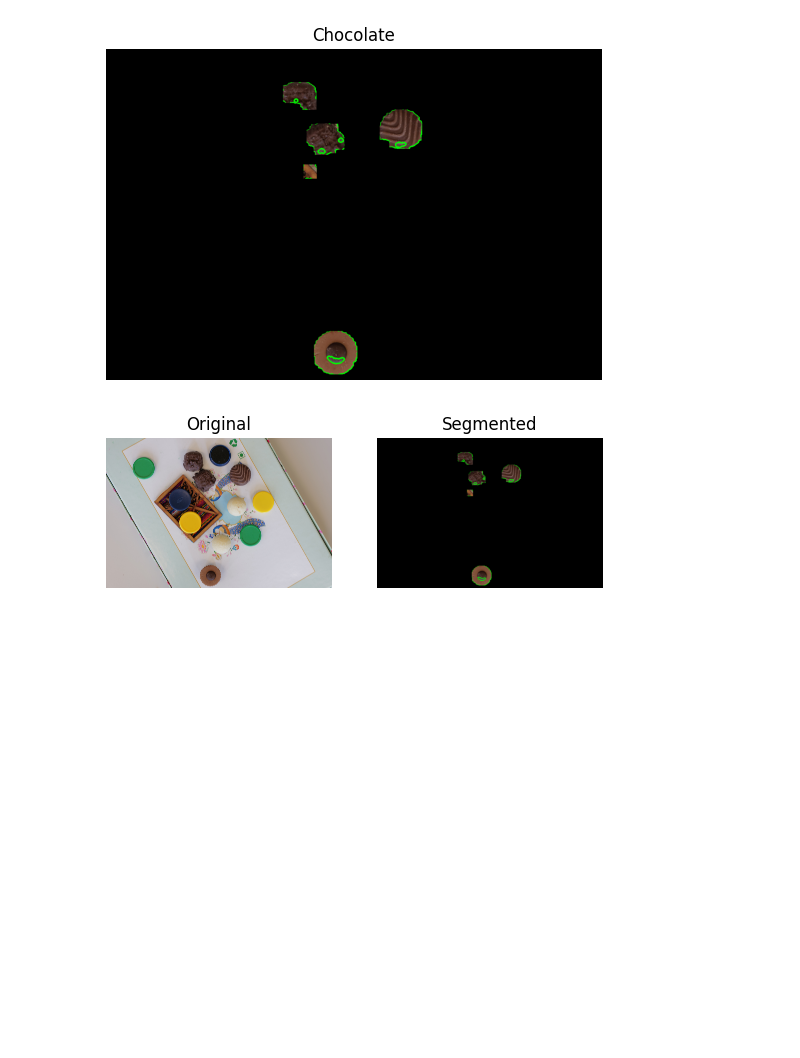
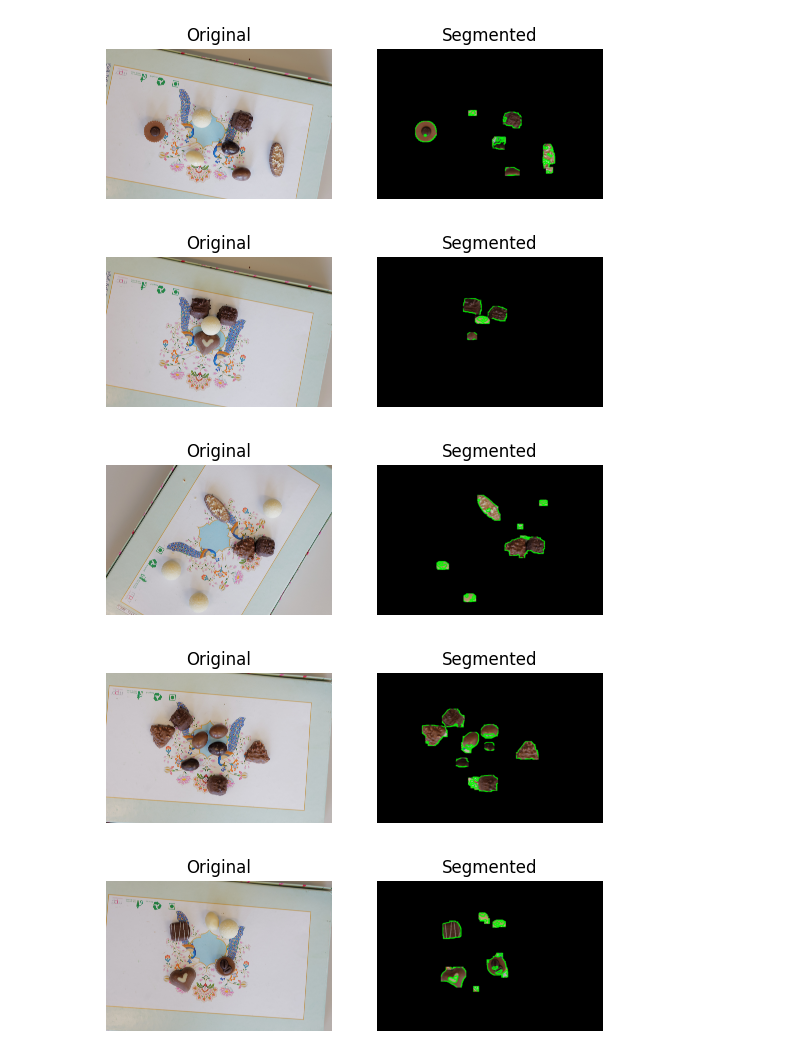
Before and after one commit to timurunv/iapr_group_50, a Jupyter notebook: project/segmentation_flower_background.ipynb, the cells around one changed output. Drawn from its saved outputs; the diff is of its cells as text; code cells hidden in the pictures; blank space fills up the shorter version.

```diff
--- a/project/segmentation_flower_background.ipynb
+++ b/project/segmentation_flower_background.ipynb
@@ -8,7 +8,7 @@ from chocolates import chocolate_masking_weighted
 
 #Pour background_flowers_simples: (1.0, 1.0, 0.0) avec thresh = 80
 
-def segmentation(img, weights=(1.0, 1.0, 1.0)):
+def segmentation(img, weights=(1.0, 1.0, 0.1)):
     # --- 1. Load and Resize Image ---
     img = cv2.resize(img, (1600,1067))
 
@@ -29,7 +29,7 @@ def segmentation(img, weights=(1.0, 1.0, 1.0)):
     # plt.imshow(eroded)
 
     # --- 6. Morphological Closing to Fill Gaps ---
-    radius = 2
+    radius = 3
     kernel = cv2.getStructuringElement(cv2.MORPH_ELLIPSE, (2*radius+1, 2*radius+1))
     closed = cv2.morphologyEx(value_thresh, cv2.MORPH_CLOSE, kernel, iterations=2)
     #plt.imshow(closed)
@@ -47,13 +47,13 @@ def segmentation(img, weights=(1.0, 1.0, 1.0)):
     #plt.imshow(closed, cmap='gray')
 
     # --- 4. Canny Edge Detection ---
-    edges = cv2.Canny(closed, 150, 200) #50, 150
+    edges = cv2.Canny(closed, 200, 250) #50, 150
     #plt.imshow(edges, cmap='gray')
 
     # --- 5. Dilate to Connect Broken Edges ---
-    # radius = 2
-    # kernel = cv2.getStructuringElement(cv2.MORPH_ELLIPSE, (2*radius+1, 2*radius+1))
-    # dilated = cv2.dilate(edges, kernel, iterations=1)
+    radius = 2
+    kernel = cv2.getStructuringElement(cv2.MORPH_ELLIPSE, (2*radius+1, 2*radius+1))
+    dilated = cv2.dilate(edges, kernel, iterations=1)
     #plt.imshow(dilated, cmap='gray')
 
     # --- 6. Morphological Closing to Fill Gaps ---
@@ -64,13 +64,13 @@ def segmentation(img, weights=(1.0, 1.0, 1.0)):
 
     # --- 7. Remove Small Objects by Area Filtering ---
     # Find all contours
-    contours, hierarchy = cv2.findContours(edges, cv2.RETR_TREE, cv2.CHAIN_APPROX_SIMPLE)
+    contours, hierarchy = cv2.findContours(dilated, cv2.RETR_TREE, cv2.CHAIN_APPROX_SIMPLE)
 
 
     #plot contours
     cv2.drawContours(img, contours, -1, (0, 255, 0), 3)
     cv2.imshow("Contours", img)
-    plt.imshow(img)
+    #plt.imshow(img)
 
     # --- 7. Replace small contour filtering with ellipse fitting ---
     mask = np.zeros_like(closed)
@@ -108,18 +108,22 @@ def show_comparison(original, modified, modified_name):
 # %%
 path_ref = 'dataset_project_iapr2025/background_flowers_simples/'
 jpg_files = [f for f in os.listdir(path_ref)]
-im_org = os.path.join(path_ref, jpg_files[-4])
-img = mpimg.imread(im_org)
-res = segmentation(img)
-plot_choc(res)
-show_comparison(img, res, "Segmented")
+for i in range(len(jpg_files)):
+    im_org = os.path.join(path_ref, jpg_files[i])
+    img = mpimg.imread(im_org)
+    res = segmentation(img)
+    #plot_choc(res)
+    show_comparison(img, res, "Segmented")
 
 # for i in range(len(jpg_files)):
 #     im_org = os.path.join(path_ref, jpg_files[i])
 #     img = mpimg.imread(im_org)
 #     res = segmentation(img)
 #     #plot_choc(res)
 #     show_comparison(img, res, "Segmented")
 # %% [output]
-[figure, old version]
+[figure, new version]
-[figure, old version]
+[figure, new version]
+[figure, added]
+[figure, added]
+[figure, added]
```
Also changed, not shown: parts of 1 cell of this notebook.
